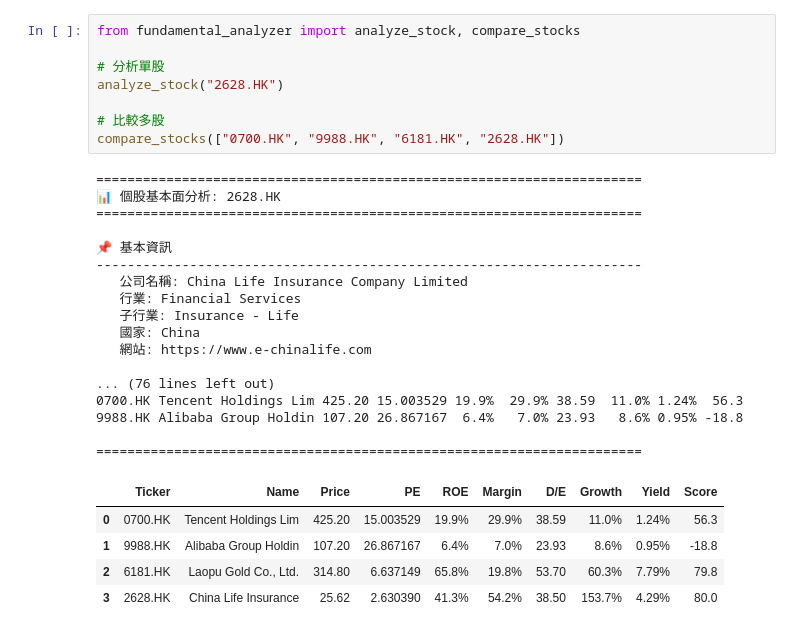
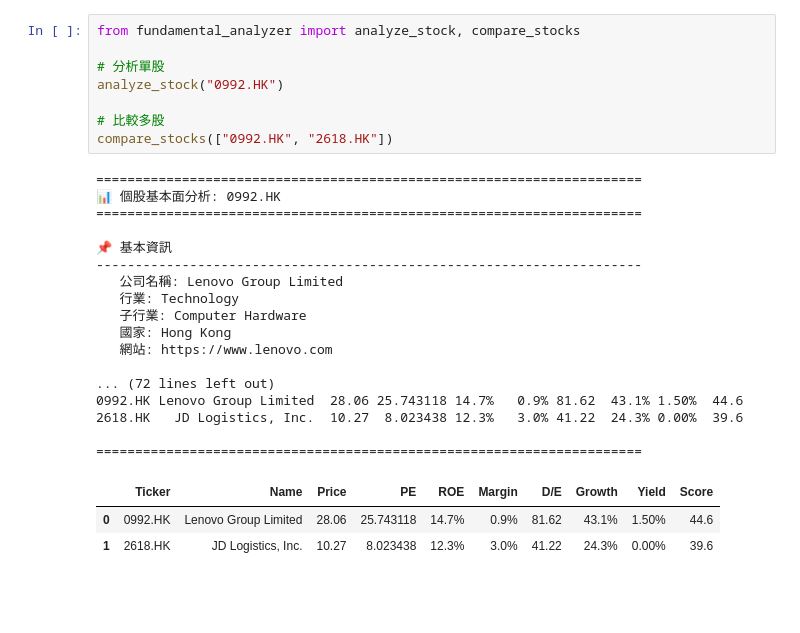
Before and after one commit to Sam7Ho/HSI-analysis, a Jupyter notebook: main.ipynb, the cells around one changed output. Saved outputs shown, nothing was run; the diff lists cells and outputs as text; blank space fills up the shorter version.

```diff
--- a/main.ipynb
+++ b/main.ipynb
@@ -1238,31 +1299,29 @@ print(f"   布林下軌: {lower.iloc[-1]:.2f}")
 # %%
 from fundamental_analyzer import analyze_stock, compare_stocks
 
 # 分析單股
-analyze_stock("2628.HK")
+analyze_stock("0992.HK")
 
 # 比較多股
-compare_stocks(["0700.HK", "9988.HK", "6181.HK", "2628.HK"])
+compare_stocks(["0992.HK", "2618.HK"])
 # %% [output]
 ======================================================================
-📊 個股基本面分析: 2628.HK
+📊 個股基本面分析: 0992.HK
 ======================================================================
 
 📌 基本資訊
 ----------------------------------------------------------------------
-   公司名稱: China Life Insurance Company Limited
-   行業: Financial Services
-   子行業: Insurance - Life
-   國家: China
-   網站: https://www.e-chinalife.com
+   公司名稱: Lenovo Group Limited
+   行業: Technology
+   子行業: Computer Hardware
+   國家: Hong Kong
+   網站: https://www.lenovo.com
 
-... (76 lines left out)
-0700.HK Tencent Holdings Lim 425.20 15.003529 19.9%  29.9% 38.59  11.0% 1.24%  56.3
-9988.HK Alibaba Group Holdin 107.20 26.867167  6.4%   7.0% 23.93   8.6% 0.95% -18.8
+... (72 lines left out)
+0992.HK Lenovo Group Limited  28.06 25.743118 14.7%   0.9% 81.62  43.1% 1.50%  44.6
+2618.HK   JD Logistics, Inc.  10.27  8.023438 12.3%   3.0% 41.22  24.3% 0.00%  39.6
 
 ======================================================================
 |  | Ticker | Name | Price | PE | ROE | Margin | D/E | Growth | Yield | Score |
-| 0 | 0700.HK | Tencent Holdings Lim | 425.20 | 15.003529 | 19.9% | 29.9% | 38.59 | 11.0% | 1.24% | 56.3 |
-| 1 | 9988.HK | Alibaba Group Holdin | 107.20 | 26.867167 | 6.4% | 7.0% | 23.93 | 8.6% | 0.95% | -18.8 |
-| 2 | 6181.HK | Laopu Gold Co., Ltd. | 314.80 | 6.637149 | 65.8% | 19.8% | 53.70 | 60.3% | 7.79% | 79.8 |
-| 3 | 2628.HK | China Life Insurance | 25.62 | 2.630390 | 41.3% | 54.2% | 38.50 | 153.7% | 4.29% | 80.0 |
+| 0 | 0992.HK | Lenovo Group Limited | 28.06 | 25.743118 | 14.7% | 0.9% | 81.62 | 43.1% | 1.50% | 44.6 |
+| 1 | 2618.HK | JD Logistics, Inc. | 10.27 | 8.023438 | 12.3% | 3.0% | 41.22 | 24.3% | 0.00% | 39.6 |
```
Also changed, not shown: parts of 10 cells of this notebook.
